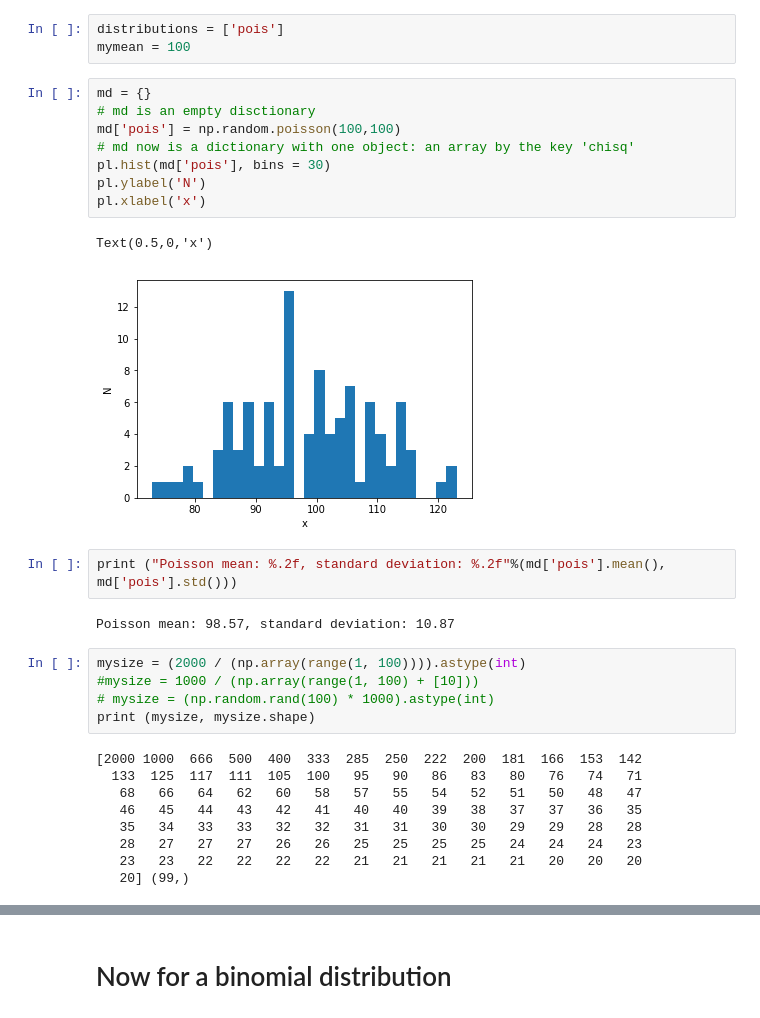
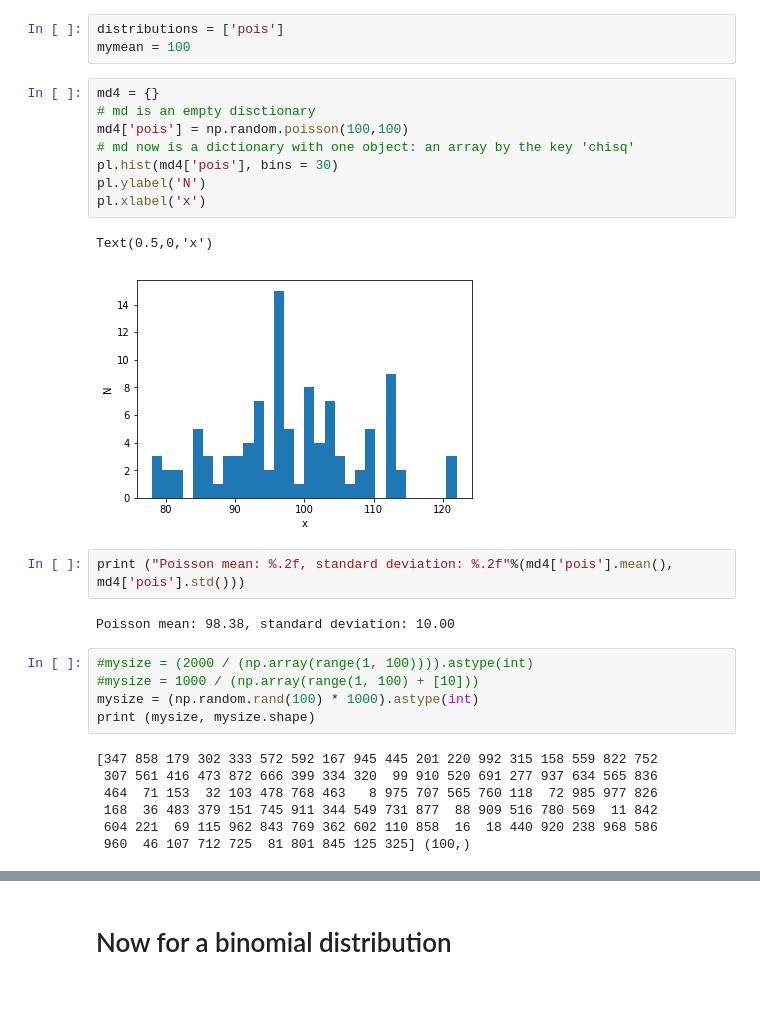
Before and after one commit to katievoo/PUI2018_kv871, a Jupyter notebook: HW4_kv871/Assignment1.ipynb, the cells around one changed output, grey strips where cells are left out. Cells and saved outputs as stored; diff of their text form.

```diff
--- a/HW4_kv871/Assignment1.ipynb
+++ b/HW4_kv871/Assignment1.ipynb
@@ -178,34 +178,32 @@ Text(0,0.5,'N')
 distributions = ['pois']
 mymean = 100
 # %%
-md = {}
+md4 = {}
 # md is an empty disctionary
-md['pois'] = np.random.poisson(100,100)
+md4['pois'] = np.random.poisson(100,100)
 # md now is a dictionary with one object: an array by the key 'chisq'
-pl.hist(md['pois'], bins = 30)
+pl.hist(md4['pois'], bins = 30)
 pl.ylabel('N')
 pl.xlabel('x')
 # %% [output]
 Text(0.5,0,'x')
-[figure, old version]
+[figure, new version]
 # %%
-print ("Poisson mean: %.2f, standard deviation: %.2f"%(md['pois'].mean(), md['pois'].std()))
+print ("Poisson mean: %.2f, standard deviation: %.2f"%(md4['pois'].mean(), md4['pois'].std()))
 # %% [output]
-Poisson mean: 98.57, standard deviation: 10.87
+Poisson mean: 98.38, standard deviation: 10.00
 # %%
-mysize = (2000 / (np.array(range(1, 100)))).astype(int)
+#mysize = (2000 / (np.array(range(1, 100)))).astype(int)
 #mysize = 1000 / (np.array(range(1, 100) + [10]))
-# mysize = (np.random.rand(100) * 1000).astype(int)
+mysize = (np.random.rand(100) * 1000).astype(int)
 print (mysize, mysize.shape)
 # %% [output]
-[2000 1000  666  500  400  333  285  250  222  200  181  166  153  142
-  133  125  117  111  105  100   95   90   86   83   80   76   74   71
-   68   66   64   62   60   58   57   55   54   52   51   50   48   47
-   46   45   44   43   42   41   40   40   39   38   37   37   36   35
-   35   34   33   33   32   32   31   31   30   30   29   29   28   28
-   28   27   27   27   26   26   25   25   25   25   24   24   24   23
-   23   23   22   22   22   22   21   21   21   21   21   20   20   20
-   20] (99,)
+[347 858 179 302 333 572 592 167 945 445 201 220 992 315 158 559 822 752
+ 307 561 416 473 872 666 399 334 320  99 910 520 691 277 937 634 565 836
+ 464  71 153  32 103 478 768 463   8 975 707 565 760 118  72 985 977 826
+ 168  36 483 379 151 745 911 344 549 731 877  88 909 516 780 569  11 842
+ 604 221  69 115 962 843 769 362 602 110 858  16  18 440 920 238 968 586
+ 960  46 107 712 725  81 801 845 125 325] (100,)
 # %%
 # I am gonna overwrite the disctionary entry created into a nested dictionary
 # the outside dictionary hosts the distributions as dictionary,
```
Also changed, not shown: parts of 25 cells of this notebook.
